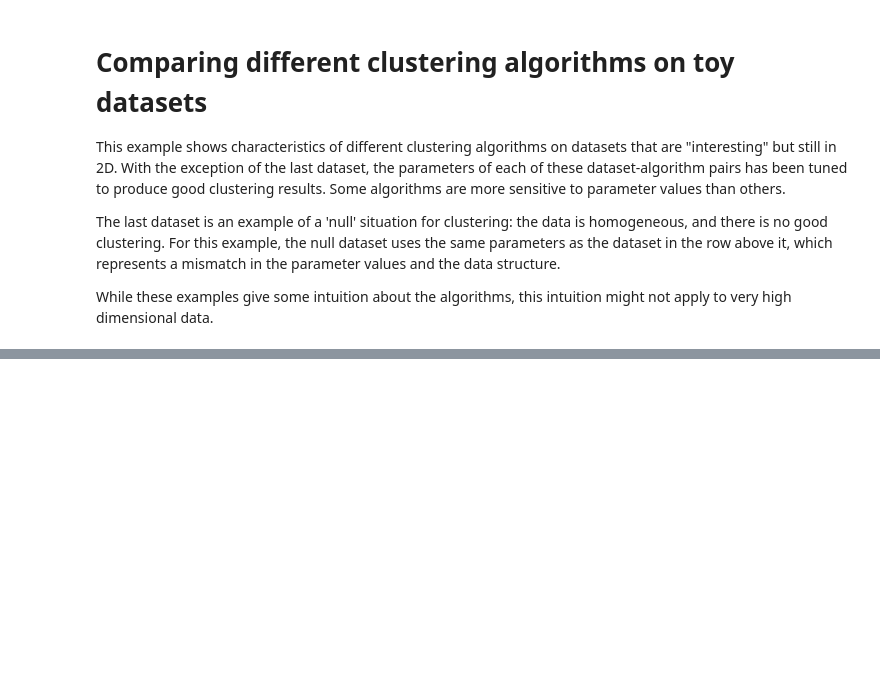
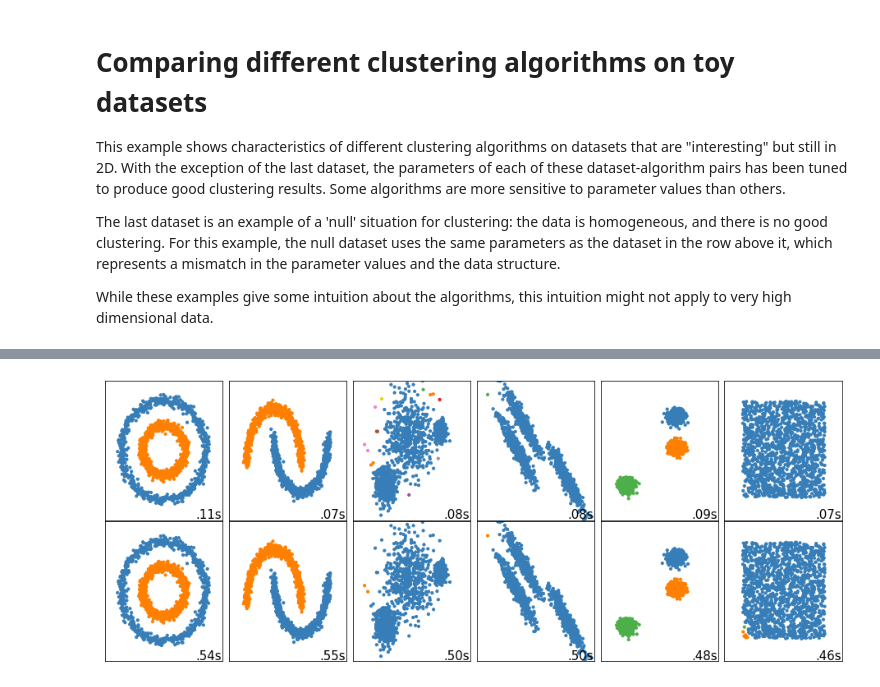
Before and after one commit to dayyass/graph-based-clustering, a Jupyter notebook: notebooks/plot_cluster_comparison.ipynb, the cells around one changed output, grey strips where cells are left out. Saved outputs shown, nothing was run; the diff lists cells and outputs as text; code cells hidden in the pictures; blank space fills up the shorter version.

```diff
--- a/notebooks/plot_cluster_comparison.ipynb
+++ b/notebooks/plot_cluster_comparison.ipynb
@@ -92,6 +98,12 @@ datasets = [
     (blobs, {}),
     (no_structure, {})]
 # %%
+plt.figure(figsize=(5 * 2 + 3, 5))
+plt.subplots_adjust(left=.02, right=.98, bottom=.001, top=.95, wspace=.05,
+                    hspace=.01)
+
+plot_num = 1
+
 for i_dataset, (dataset, algo_params) in enumerate(datasets):
     # update parameters with dataset-specific values
     params = default_base.copy()
@@ -114,38 +126,46 @@ for i_dataset, (dataset, algo_params) in enumerate(datasets):
     # ============
     # Create cluster objects
     # ============
-    ms = cluster.MeanShift(bandwidth=bandwidth, bin_seeding=True)
-    two_means = cluster.MiniBatchKMeans(n_clusters=params['n_clusters'])
-    ward = cluster.AgglomerativeClustering(
-        n_clusters=params['n_clusters'], linkage='ward',
-        connectivity=connectivity)
-    spectral = cluster.SpectralClustering(
-        n_clusters=params['n_clusters'], eigen_solver='arpack',
-        affinity="nearest_neighbors")
-    dbscan = cluster.DBSCAN(eps=params['eps'])
-    optics = cluster.OPTICS(min_samples=params['min_samples'],
-                            xi=params['xi'],
-                            min_cluster_size=params['min_cluster_size'])
-    affinity_propagation = cluster.AffinityPropagation(
-        damping=params['damping'], preference=params['preference'])
-    average_linkage = cluster.AgglomerativeClustering(
-        linkage="average", affinity="cityblock",
-        n_clusters=params['n_clusters'], connectivity=connectivity)
-    birch = cluster.Birch(n_clusters=params['n_clusters'])
-    gmm = mixture.GaussianMixture(
-        n_components=params['n_clusters'], covariance_type='full')
+    # ms = cluster.MeanShift(bandwidth=bandwidth, bin_seeding=True)
+    # two_means = cluster.MiniBatchKMeans(n_clusters=params['n_clusters'])
+    # ward = cluster.AgglomerativeClustering(
+    #     n_clusters=params['n_clusters'], linkage='ward',
+    #     connectivity=connectivity)
+    # spectral = cluster.SpectralClustering(
+    #     n_clusters=params['n_clusters'], eigen_solver='arpack',
+    #     affinity="nearest_neighbors")
+    # dbscan = cluster.DBSCAN(eps=params['eps'])
+    # optics = cluster.OPTICS(min_samples=params['min_samples'],
+    #                         xi=params['xi'],
+    #                         min_cluster_size=params['min_cluster_size'])
+    # affinity_propagation = cluster.AffinityPropagation(
+    #     damping=params['damping'], preference=params['preference'])
+    # average_linkage = cluster.AgglomerativeClustering(
+    #     linkage="average", affinity="cityblock",
+    #     n_clusters=params['n_clusters'], connectivity=connectivity)
+    # birch = cluster.Birch(n_clusters=params['n_clusters'])
+    # gmm = mixture.GaussianMixture(
+    #     n_components=params['n_clusters'], covariance_type='full')
+    ccc = ConnectedComponentsClustering(
+        threshold=0.275,
+    )
+    span_ccc = SpanTreeConnectedComponentsClustering(
+        n_clusters=params['n_clusters'],
+    )
 
     clustering_algorithms = (
-        ('MiniBatch\nKMeans', two_means),
-        ('Affinity\nPropagation', affinity_propagation),
-        ('MeanShift', ms),
-        ('Spectral\nClustering', spectral),
-        ('Ward', ward),
-        ('Agglomerative\nClustering', average_linkage),
-        ('DBSCAN', dbscan),
-        ('OPTICS', optics),
-        ('BIRCH', birch),
-        ('Gaussian\nMixture', gmm)
+        # ('MiniBatch\nKMeans', two_means),
+        # ('Affinity\nPropagation', affinity_propagation),
+        # ('MeanShift', ms),
+        # ('Spectral\nClustering', spectral),
+        # ('Ward', ward),
+        # ('Agglomerative\nClustering', average_linkage),
+        # ('DBSCAN', dbscan),
+        # ('OPTICS', optics),
+        # ('BIRCH', birch),
+        # ('Gaussian\nMixture', gmm)
+        ('Connected\nComponents', ccc),
+        ('Span Connected\nComponents', span_ccc),
     )
 
     for name, algorithm in clustering_algorithms:
@@ -164,33 +184,37 @@ for i_dataset, (dataset, algo_params) in enumerate(datasets):
                 message="Graph is not fully connected, spectral embedding" +
                 " may not work as expected.",
                 category=UserWarning)
             algorithm.fit(X)
 
         t1 = time.time()
         if hasattr(algorithm, 'labels_'):
             y_pred = algorithm.labels_.astype(int)
         else:
             y_pred = algorithm.predict(X)
 
-        plt.subplot(len(datasets), len(clustering_algorithms), plot_num)
-        if i_dataset == 0:
-            plt.title(name, size=18)
+        # plt.subplot(len(datasets), len(clustering_algorithms), plot_num)
+        tmp = {1: 1, 2: 7, 3: 2, 4: 8, 5: 3, 6: 9, 7: 4, 8: 10, 9: 5, 10: 11, 11: 6, 12: 12}
+        plt.subplot(len(clustering_algorithms), len(datasets), tmp[plot_num])
+        # if i_dataset == 0:
+        #     plt.title(name, size=18)
 
         colors = np.array(list(islice(cycle(['#377eb8', '#ff7f00', '#4daf4a',
                                              '#f781bf', '#a65628', '#984ea3',
                                              '#999999', '#e41a1c', '#dede00']),
                                       int(max(y_pred) + 1))))
         # add black color for outliers (if any)
         colors = np.append(colors, ["#000000"])
         plt.scatter(X[:, 0], X[:, 1], s=10, color=colors[y_pred])
 
         plt.xlim(-2.5, 2.5)
         plt.ylim(-2.5, 2.5)
         plt.xticks(())
         plt.yticks(())
         plt.text(.99, .01, ('%.2fs' % (t1 - t0)).lstrip('0'),
                  transform=plt.gca().transAxes, size=15,
                  horizontalalignment='right')
         plot_num += 1
 
 plt.show()
+# %% [output]
+[figure, added]
```
Also changed, not shown: parts of 2 cells of this notebook.
